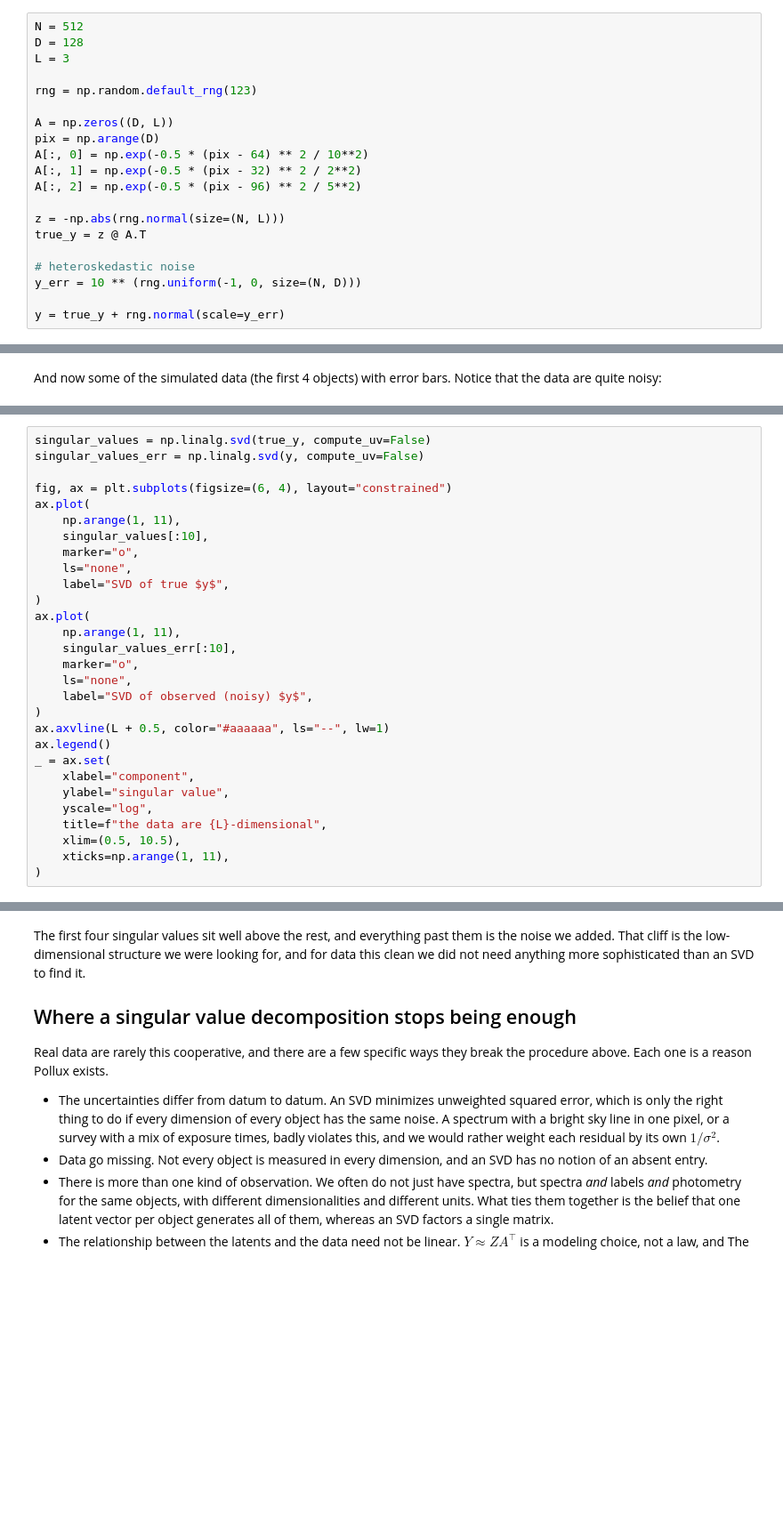
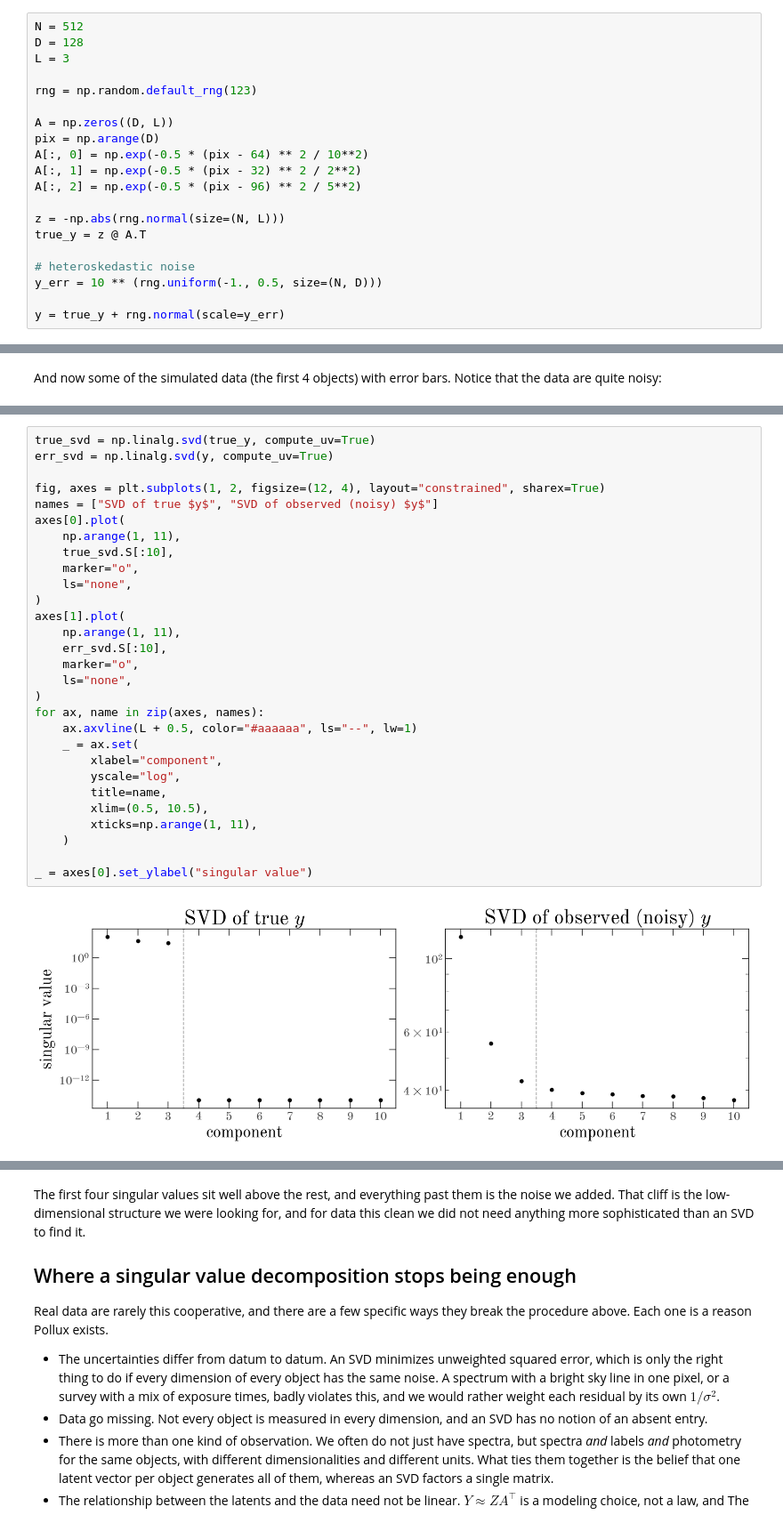
Before and after one commit to adrn/pollux, a Jupyter notebook: docs/tutorials/LVM-math-notes.ipynb, the cells around one changed output, grey strips where cells are left out. Shown at 89% size. Drawn from its saved outputs; the diff is of its cells as text; blank space fills up the shorter version.

```diff
--- a/docs/tutorials/LVM-math-notes.ipynb
+++ b/docs/tutorials/LVM-math-notes.ipynb
@@ -65,7 +68,7 @@ z = -np.abs(rng.normal(size=(N, L)))
 true_y = z @ A.T
 
 # heteroskedastic noise
-y_err = 10 ** (rng.uniform(-1, 0, size=(N, D)))
+y_err = 10 ** (rng.uniform(-1., 0.5, size=(N, D)))
 
 y = true_y + rng.normal(scale=y_err)
 # %% [markdown]
@@ -91,29 +100,31 @@ for i in range(4):
 # %%
-singular_values = np.linalg.svd(true_y, compute_uv=False)
-singular_values_err = np.linalg.svd(y, compute_uv=False)
+true_svd = np.linalg.svd(true_y, compute_uv=True)
+err_svd = np.linalg.svd(y, compute_uv=True)
 
-fig, ax = plt.subplots(figsize=(6, 4), layout="constrained")
-ax.plot(
+fig, axes = plt.subplots(1, 2, figsize=(12, 4), layout="constrained", sharex=True)
+names = ["SVD of true $y$", "SVD of observed (noisy) $y$"]
+axes[0].plot(
     np.arange(1, 11),
-    singular_values[:10],
+    true_svd.S[:10],
     marker="o",
     ls="none",
-    label="SVD of true $y$",
 )
-ax.plot(
+axes[1].plot(
     np.arange(1, 11),
-    singular_values_err[:10],
+    err_svd.S[:10],
     marker="o",
     ls="none",
-    label="SVD of observed (noisy) $y$",
 )
-ax.axvline(L + 0.5, color="#aaaaaa", ls="--", lw=1)
-ax.legend()
-_ = ax.set(
-    xlabel="component",
-    ylabel="singular value",
-    yscale="log",
-    title=f"the data are {L}-dimensional",
-    xlim=(0.5, 10.5),
-    xticks=np.arange(1, 11),
-)
+for ax, name in zip(axes, names):
+    ax.axvline(L + 0.5, color="#aaaaaa", ls="--", lw=1)
+    _ = ax.set(
+        xlabel="component",
+        yscale="log",
+        title=name,
+        xlim=(0.5, 10.5),
+        xticks=np.arange(1, 11),
+    )
+
+_ = axes[0].set_ylabel("singular value")
+# %% [output]
+[figure, added]
```
Also changed, not shown: parts of 36 cells of this notebook.
